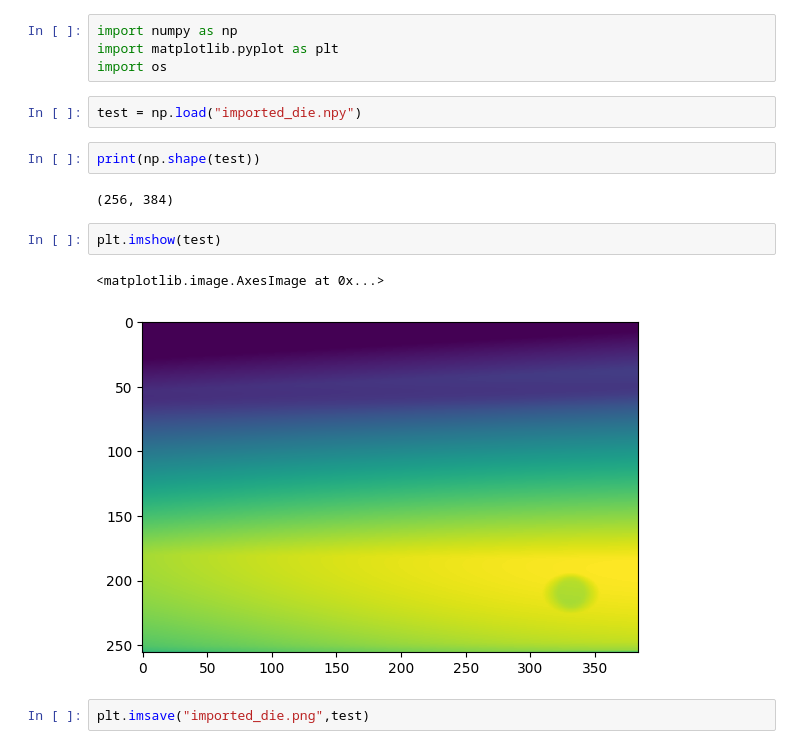
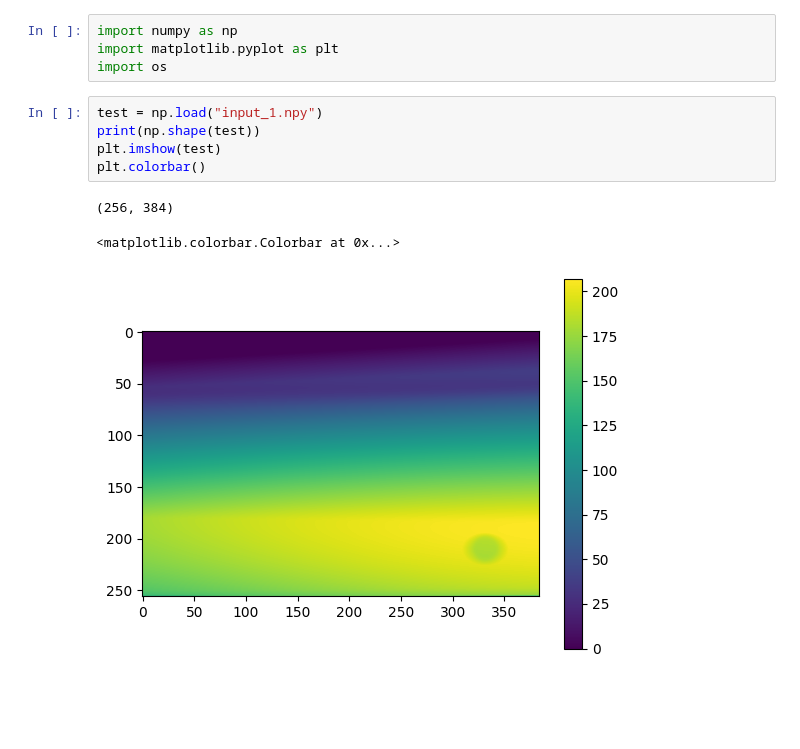
Before and after one commit to 1alex2lee/masters, a Jupyter notebook: temp/test.ipynb, the cells around one changed output. Cells and saved outputs as stored; diff of their text form; blank space fills up the shorter version.

Commit message:
create and test input files

```diff
--- a/temp/test.ipynb
+++ b/temp/test.ipynb
@@ -2,16 +2,12 @@
 import numpy as np
 import matplotlib.pyplot as plt
 import os
-# %%
-test = np.load("imported_die.npy")
-# %%
-print(np.shape(test))
-# %% [output]
-(256, 384)
-# %%
-plt.imshow(test)
-# %% [output]
-<matplotlib.image.AxesImage at 0x...>
-[figure, removed]
-# %%
-plt.imsave("imported_die.png",test)
+# %%
+test = np.load("input_1.npy")
+print(np.shape(test))
+plt.imshow(test)
+plt.colorbar()
+# %% [output]
+(256, 384)
+<matplotlib.colorbar.Colorbar at 0x...>
+[figure, added]
```
Also changed, not shown: parts of 2 cells of this notebook, 4 other files.
